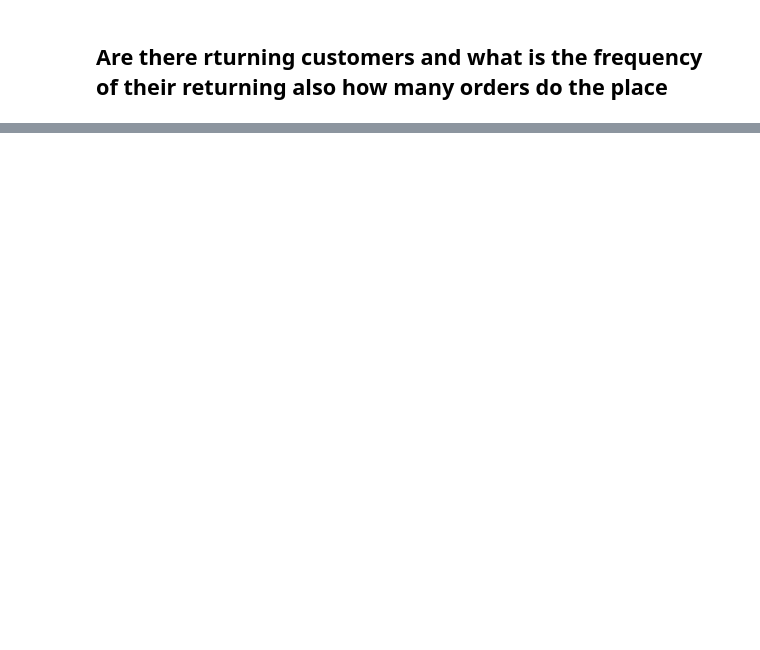
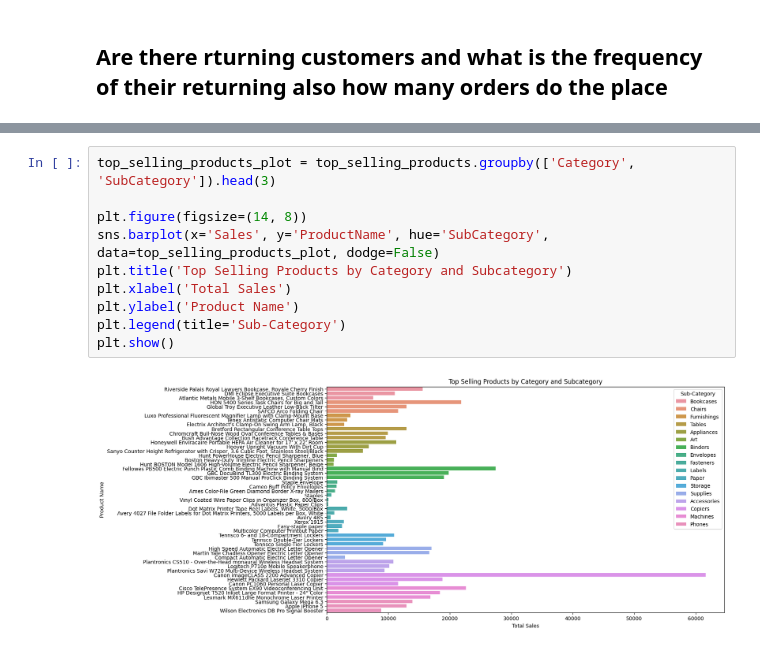
Before and after one commit to iamparody/superstore-analytics, a Jupyter notebook: Superstore Analytics.ipynb, the cells around one changed output, grey strips where cells are left out. Drawn from its saved outputs; the diff is of its cells as text; blank space fills up the shorter version.

```diff
--- a/Superstore Analytics.ipynb
+++ b/Superstore Analytics.ipynb
@@ -236,0 +267,12 @@ Name: OrderID, Length: 781, dtype: int64
+# %%
+top_selling_products_plot = top_selling_products.groupby(['Category', 'SubCategory']).head(3)
+
+plt.figure(figsize=(14, 8))
+sns.barplot(x='Sales', y='ProductName', hue='SubCategory', data=top_selling_products_plot, dodge=False)
+plt.title('Top Selling Products by Category and Subcategory')
+plt.xlabel('Total Sales')
+plt.ylabel('Product Name')
+plt.legend(title='Sub-Category')
+plt.show()
+# %% [output]
+[figure, added]
```
Also changed, not shown: parts of 20 cells of this notebook.
